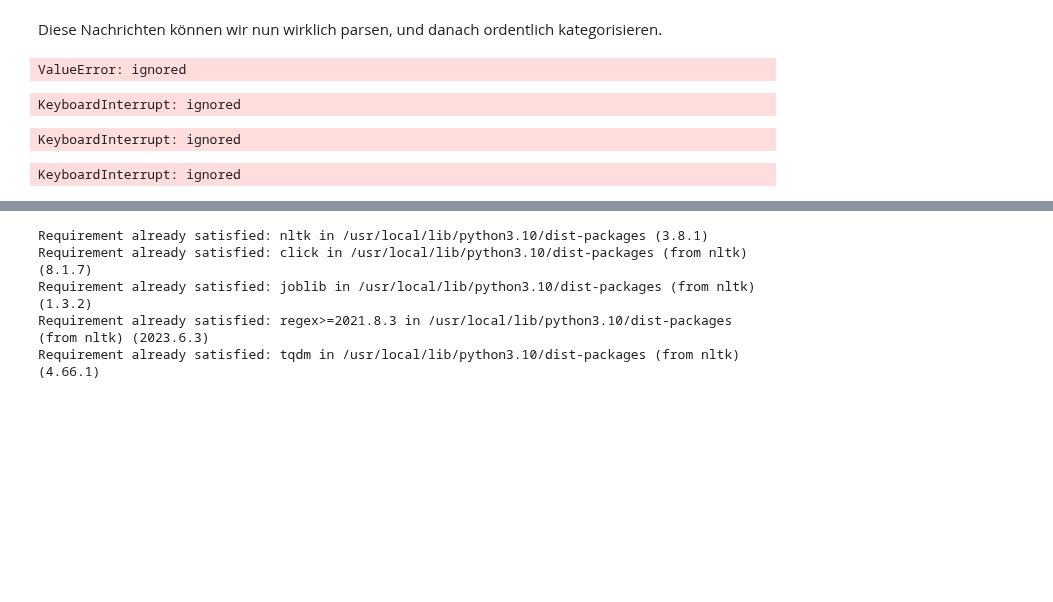
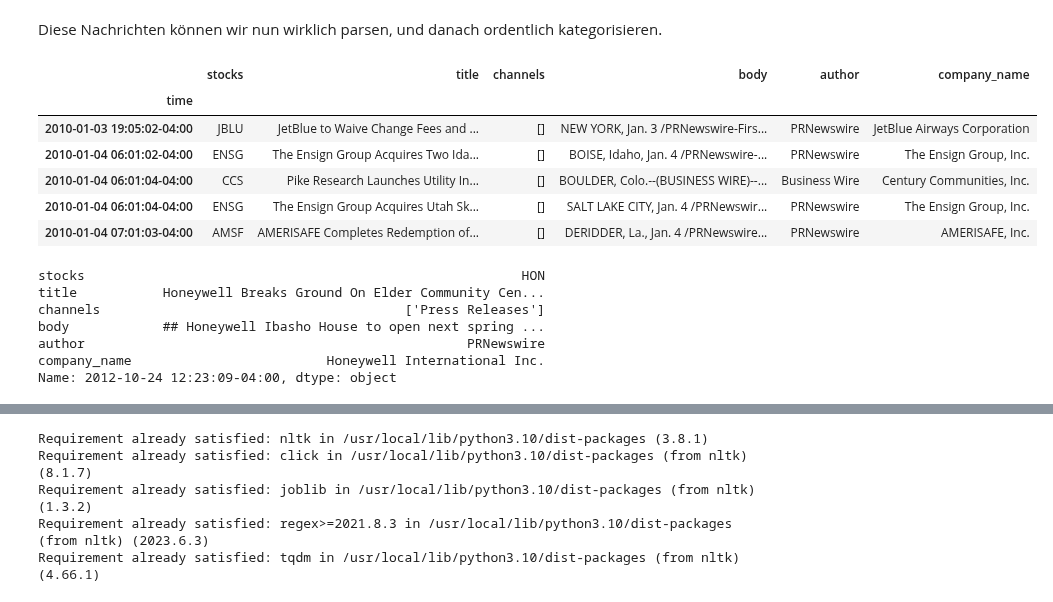
Before and after one commit to adrianbeer/LLM-News-Trading, a Jupyter notebook: src/Sklave.ipynb, the cells around one changed output, grey strips where cells are left out. Cells and saved outputs as stored; diff of their text form; code cells hidden in the pictures; blank space fills up the shorter version.

```diff
--- a/src/Sklave.ipynb
+++ b/src/Sklave.ipynb
@@ -178,9 +178,9 @@ mapper = pd.concat([company_names, pd.Series(russell_tickers)], axis=1)
 mapper.columns = ["company_names", "ticker"]
 mapper = mapper[mapper.isna().sum(axis=1) == 0]
 # %%
-mapper = mapper.set_index("ticker")
+mapper = mapper.set_index("ticker").company_names
 # %%
-filt_ddf = ddf[ddf.stocks.isin(mapper.ticker.to_list())]
+filt_ddf = ddf[ddf.stocks.isin(mapper.index.to_list())]
 # %%
 # ddf.shape[0].compute()
 # %%
@@ -203,9 +203,6 @@ dask.config.set(scheduler="processes")
 Diese Nachrichten können wir nun wirklich parsen, und danach ordentlich kategorisieren.
 # %%
 ddf = filt_ddf
-ddf = ddf.drop(columns="author").rename(columns={"inferred_author":"author"})
+ddf = ddf.drop(columns=["author"]).rename(columns={"inferred_author":"author"})
 # %%
-# This takes a long time, because of the api calls to yf
-ddf["company_name"] = ddf.stocks.apply(lambda x: mapper.loc[x], meta=ddf.)
+ddf["company_name"] = ddf.stocks.apply(lambda x: mapper.loc[x], meta=pd.Series(dtype="string"))
-# %% [output]
-ValueError: ignored
@@ -211,0 +212,10 @@ ValueError: ignored
+# %%
+ddf.head()
+# %% [output]
+|  | stocks | title | channels | body | author | company_name |
+| time |  |  |  |  |  |  |
+| 2010-01-03 19:05:02-04:00 | JBLU | JetBlue to Waive Change Fees and ... | [] | NEW YORK, Jan. 3 /PRNewswire-Firs... | PRNewswire | JetBlue Airways Corporation |
+| 2010-01-04 06:01:02-04:00 | ENSG | The Ensign Group Acquires Two Ida... | [] | BOISE, Idaho, Jan. 4 /PRNewswire-... | PRNewswire | The Ensign Group, Inc. |
+| 2010-01-04 06:01:04-04:00 | CCS | Pike Research Launches Utility In... | [] | BOULDER, Colo.--(BUSINESS WIRE)--... | Business Wire | Century Communities, Inc. |
+| 2010-01-04 06:01:04-04:00 | ENSG | The Ensign Group Acquires Utah Sk... | [] | SALT LAKE CITY, Jan. 4 /PRNewswir... | PRNewswire | The Ensign Group, Inc. |
+| 2010-01-04 07:01:03-04:00 | AMSF | AMERISAFE Completes Redemption of... | [] | DERIDDER, La., Jan. 4 /PRNewswire... | PRNewswire | AMERISAFE, Inc. |
@@ -212,15 +224,13 @@ ValueError: ignored
 # %%
 sample_partition = ddf.get_partition(5)
-# %%
-df = sample_partition.compute()
-# %% [output]
-KeyboardInterrupt: ignored
-# %%
-df.company_name.head()
-# %% [output]
-KeyboardInterrupt: ignored
 # %%
-x = df.head().iloc[0]
+x = sample_partition.head().iloc[0]
 x
 # %% [output]
-KeyboardInterrupt: ignored
+stocks                                                        HON
+title           Honeywell Breaks Ground On Elder Community Cen...
+channels                                       ['Press Releases']
+body            ## Honeywell Ibasho House to open next spring ...
+author                                                 PRNewswire
+company_name                         Honeywell International Inc.
+Name: 2012-10-24 12:23:09-04:00, dtype: object
```
Also changed, not shown: parts of 5 cells of this notebook.
